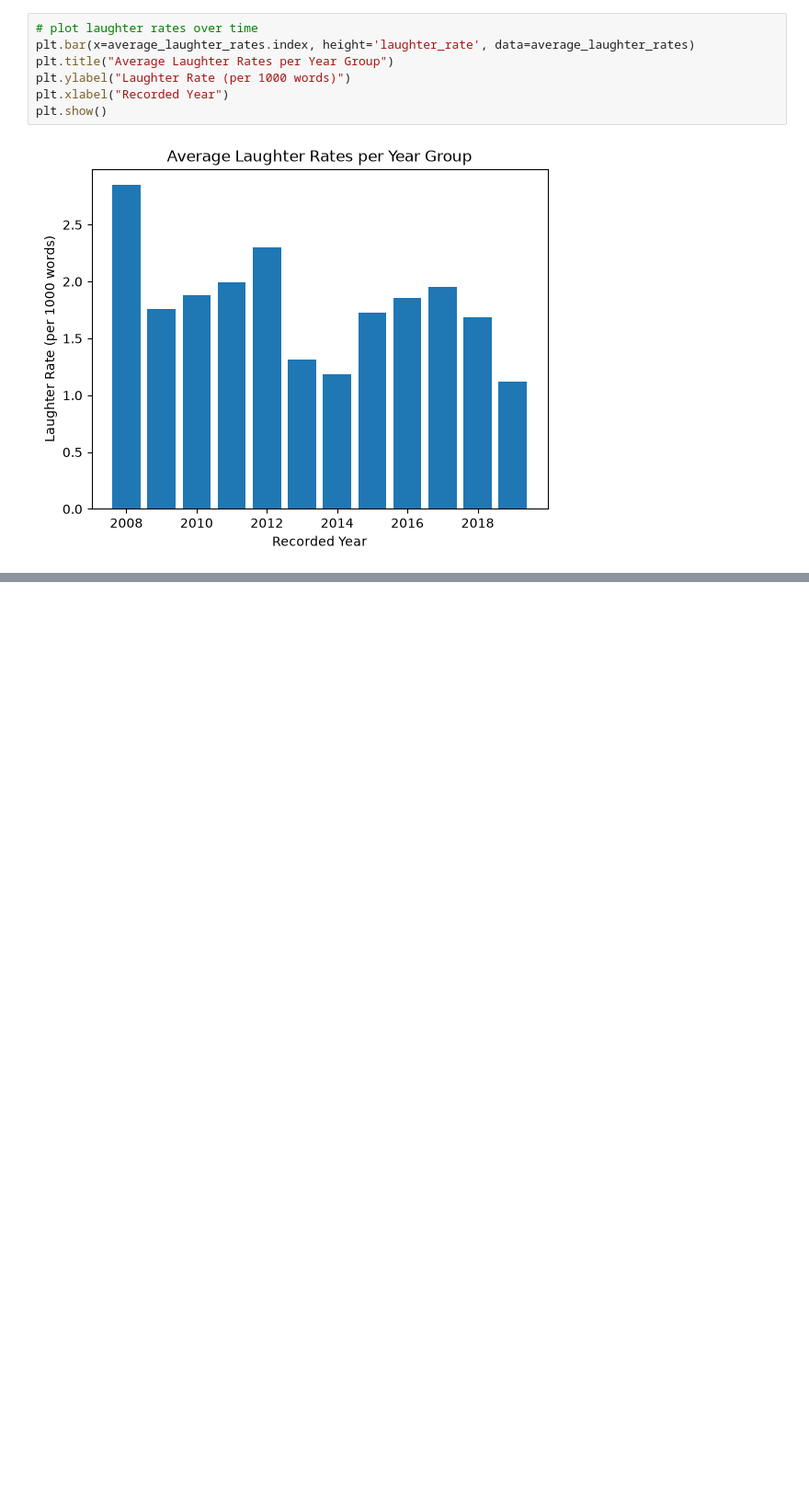
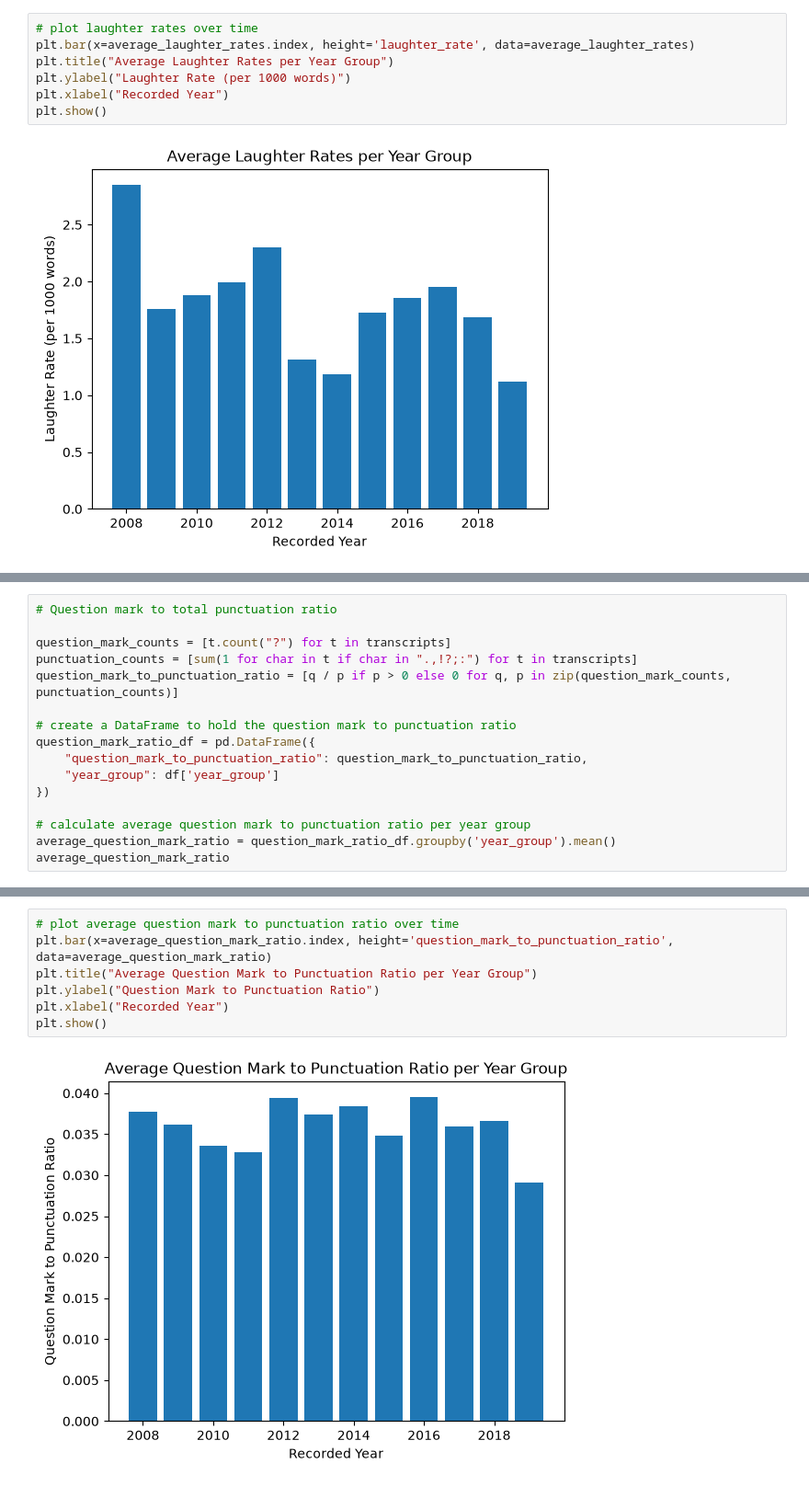
Before and after one commit to emilyedono/TEDTalkNLP, a Jupyter notebook: Code/TedTalkNLP_Rhetoric.ipynb, the cells around one changed output, grey strips where cells are left out. Shown at 92% size. Cells and saved outputs as stored; diff of their text form; blank space fills up the shorter version.

```diff
--- a/Code/TedTalkNLP_Rhetoric.ipynb
+++ b/Code/TedTalkNLP_Rhetoric.ipynb
@@ -195,0 +298,16 @@ plt.show()
+# %%
+# Question mark to total punctuation ratio
+
+question_mark_counts = [t.count("?") for t in transcripts]
+punctuation_counts = [sum(1 for char in t if char in ".,!?;:") for t in transcripts]
+question_mark_to_punctuation_ratio = [q / p if p > 0 else 0 for q, p in zip(question_mark_counts, punctuation_counts)]
+
+# create a DataFrame to hold the question mark to punctuation ratio
+question_mark_ratio_df = pd.DataFrame({
+    "question_mark_to_punctuation_ratio": question_mark_to_punctuation_ratio,
+    "year_group": df['year_group']
+})
+
+# calculate average question mark to punctuation ratio per year group
+average_question_mark_ratio = question_mark_ratio_df.groupby('year_group').mean()
+average_question_mark_ratio
@@ -195,0 +329,9 @@ plt.show()
+# %%
+# plot average question mark to punctuation ratio over time
+plt.bar(x=average_question_mark_ratio.index, height='question_mark_to_punctuation_ratio', data=average_question_mark_ratio)
+plt.title("Average Question Mark to Punctuation Ratio per Year Group")
+plt.ylabel("Question Mark to Punctuation Ratio")
+plt.xlabel("Recorded Year")
+plt.show()
+# %% [output]
+[figure, added]
```
Also changed, not shown: parts of 18 cells of this notebook.
